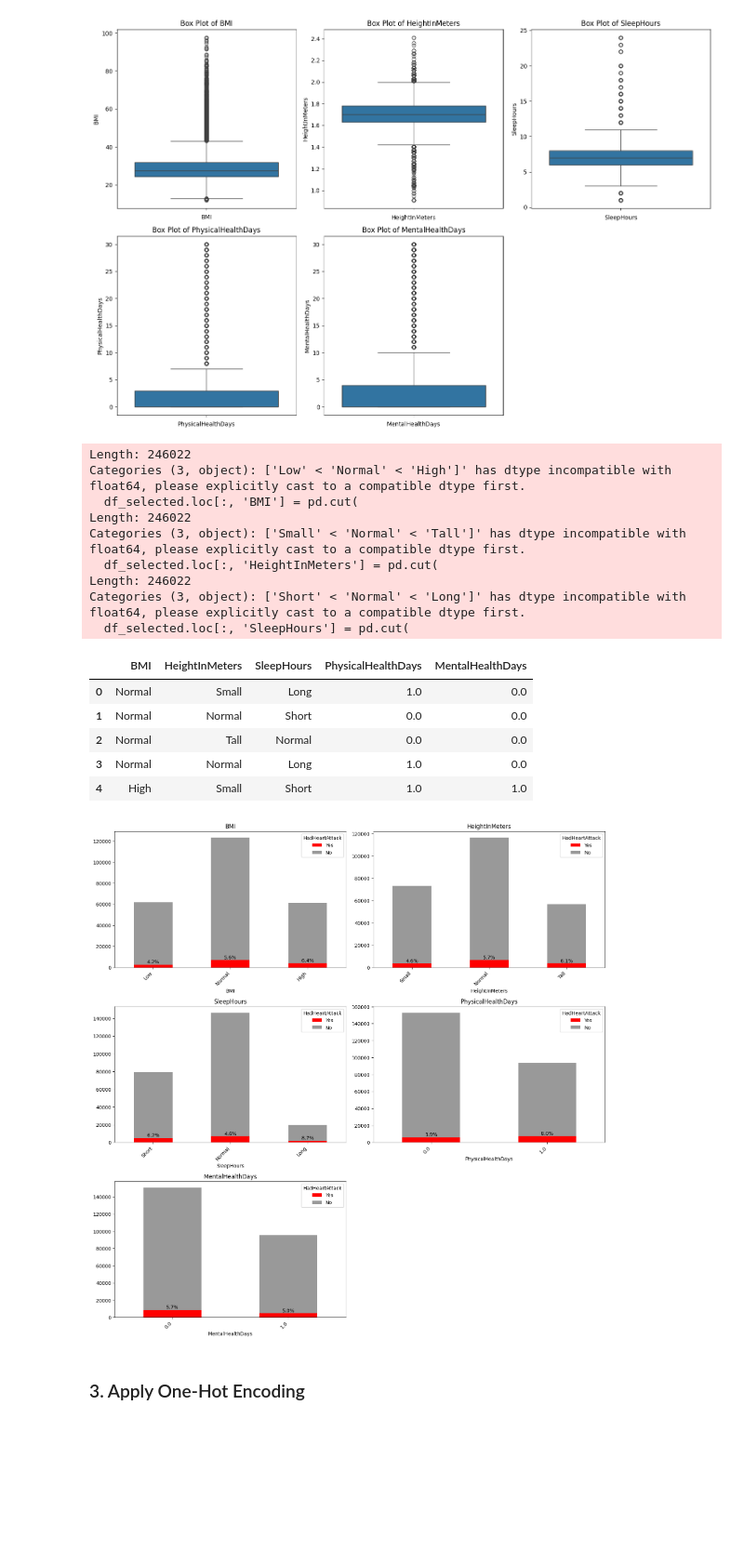
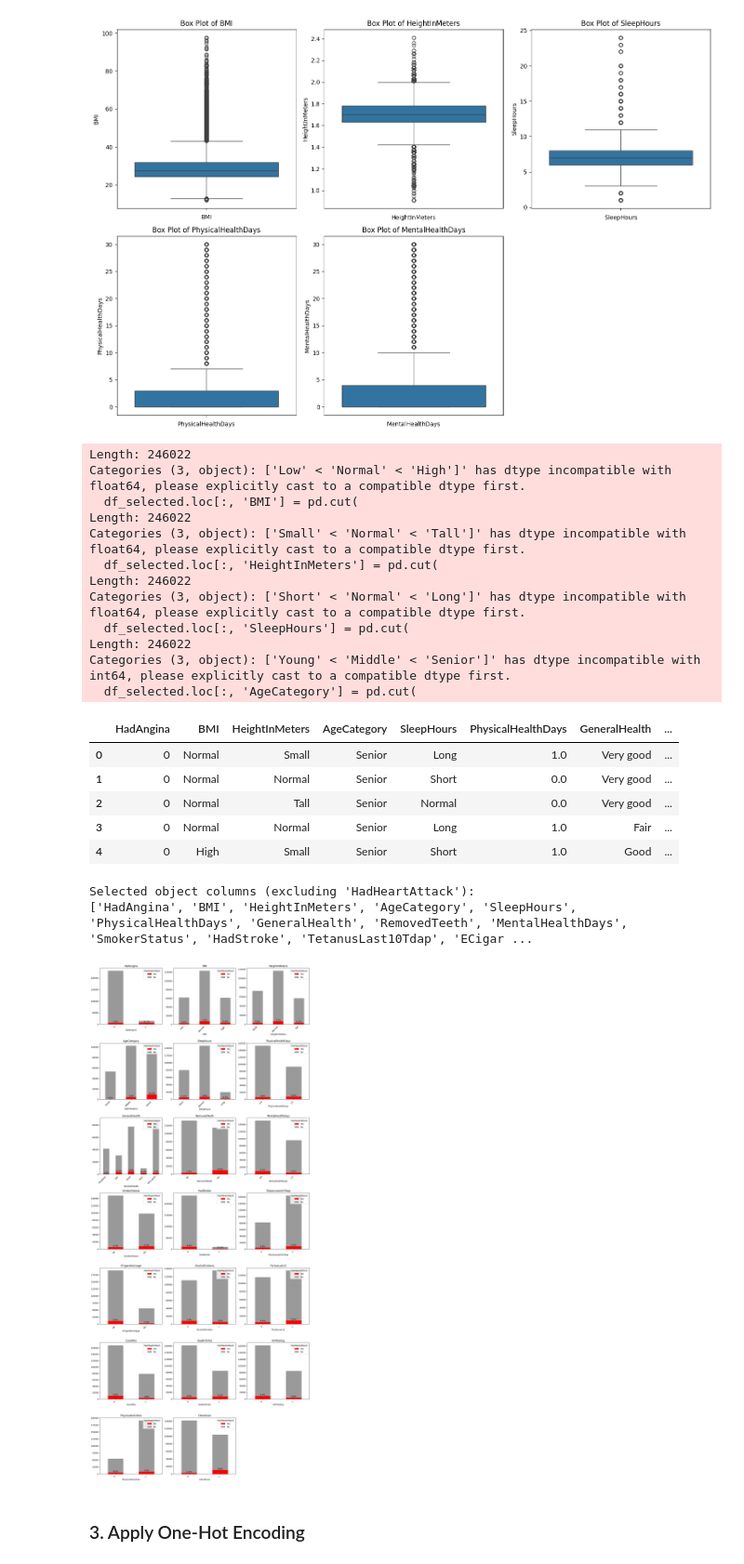
Before and after one commit to RanArino/Course_Projects, a Jupyter notebook: BDA700_HealthAnalytics/Assignment02/Reports.ipynb, the cells around one changed output. Shown at 93% size. Saved outputs shown, nothing was run; the diff lists cells and outputs as text; code cells hidden in the pictures; blank space fills up the shorter version.

```diff
--- a/BDA700_HealthAnalytics/Assignment02/Reports.ipynb
+++ b/BDA700_HealthAnalytics/Assignment02/Reports.ipynb
@@ -444,7 +441,27 @@ df_selected.loc[:, 'PhysicalHealthDays'] = df_selected['PhysicalHealthDays'].app
 # Categorize MentalHealthDays
 df_selected.loc[:, 'MentalHealthDays'] = df_selected['MentalHealthDays'].apply(lambda x: 0 if x == 0 else 1)
 
-df_selected[['BMI', 'HeightInMeters', 'SleepHours', 'PhysicalHealthDays', 'MentalHealthDays']].head()
+# Categorize AgeCategory
+df_selected.loc[:, 'AgeCategory'] = pd.cut(
+    df_selected['AgeCategory'],
+    bins=[0, 4, 9, float('inf')],
+    labels=['Young', 'Middle', 'Senior']
+)
+# Categorize GeneralHealth
+dict1_reverse = {5: 'Excellent', 4: 'Very good', 3: 'Good', 2: 'Fair', 1: 'Poor'}  # Reverse the mapping for GeneralHealth
+df_selected.loc[:, 'GeneralHealth'] = df_selected['GeneralHealth'].map(dict1_reverse).fillna(df_selected['GeneralHealth'])
+
+
+### Ordering Variables to categorical
+# RemovedTeeth
+df_selected.loc[:, 'RemovedTeeth'] = df_selected['RemovedTeeth'].apply(lambda x: 'No' if x == 1 else 'Yes')
+# SmokerStatus
+df_selected.loc[:, 'SmokerStatus'] = df_selected['SmokerStatus'].apply(lambda x: 'No' if x == 1 else 'Yes')
+# ECigaretteUsage
+df_selected.loc[:, 'ECigaretteUsage'] = df_selected['ECigaretteUsage'].apply(lambda x: 'No' if x == 1 else 'Yes')
+#
+
+df_selected.head()
 # %% [output]
 Length: 246022
 Categories (3, object): ['Low' < 'Normal' < 'High']' has dtype incompatible with float64, please explicitly cast to a compatible dtype first.
@@ -455,49 +472,58 @@ Categories (3, object): ['Small' < 'Normal' < 'Tall']' has dtype incompatible wi
 Length: 246022
 Categories (3, object): ['Short' < 'Normal' < 'Long']' has dtype incompatible with float64, please explicitly cast to a compatible dtype first.
   df_selected.loc[:, 'SleepHours'] = pd.cut(
+Length: 246022
+Categories (3, object): ['Young' < 'Middle' < 'Senior']' has dtype incompatible with int64, please explicitly cast to a compatible dtype first.
+  df_selected.loc[:, 'AgeCategory'] = pd.cut(
-|  | BMI | HeightInMeters | SleepHours | PhysicalHealthDays | MentalHealthDays |
-| 0 | Normal | Small | Long | 1.0 | 0.0 |
-| 1 | Normal | Normal | Short | 0.0 | 0.0 |
-| 2 | Normal | Tall | Normal | 0.0 | 0.0 |
-| 3 | Normal | Normal | Long | 1.0 | 0.0 |
-| 4 | High | Small | Short | 1.0 | 1.0 |
+|  | HadAngina | BMI | HeightInMeters | AgeCategory | SleepHours | PhysicalHealthDays | GeneralHealth | ... |
+| 0 | 0 | Normal | Small | Senior | Long | 1.0 | Very good | ... |
+| 1 | 0 | Normal | Normal | Senior | Short | 0.0 | Very good | ... |
+| 2 | 0 | Normal | Tall | Senior | Normal | 0.0 | Very good | ... |
+| 3 | 0 | Normal | Normal | Senior | Long | 1.0 | Fair | ... |
+| 4 | 0 | High | Small | Senior | Short | 1.0 | Good | ... |
 # %%
 # Select object type columns excluding 'HadHeartAttack'
-object_columns = df_selected[['BMI', 'HeightInMeters', 'SleepHours', 'PhysicalHealthDays', 'MentalHealthDays']].columns
+feature_columns = [col for col in df_selected.columns if col != 'HadHeartAttack']
+
+# Display the selected columns
+print("Selected object columns (excluding 'HadHeartAttack'):")
+print(feature_columns)
 
 # Determine the layout of the subplots
-num_cols = 2  # Number of columns in the subplot grid
-num_rows = (len(object_columns) + num_cols - 1) // num_cols  # Calculate required rows
+num_cols = 3  # Number of columns in the subplot grid
+num_rows = (len(feature_columns) + num_cols - 1) // num_cols  # Calculate required rows
 
 plt.figure(figsize=(15, num_rows * 5))  # Increased figure size for better readability
 
-for i, col in enumerate(object_columns, 1):
+for i, col in enumerate(feature_columns, 1):
     plt.subplot(num_rows, num_cols, i)
 
     # Create a cross-tabulation of the current column and HadHeartAttack with counts
     cross_tab = pd.crosstab(df_selected[col], df['HadHeartAttack'])
 
     # Reorder columns to have 'Yes' on top
     cross_tab = cross_tab[['Yes', 'No']] if 'Yes' in cross_tab.columns else cross_tab
 
     # Plot stacked bar chart with custom colors
     cross_tab.plot(kind='bar', stacked=True, ax=plt.gca(), color=['red', '#999'])
 
     # Calculate and display the percentage of "Yes" for HadHeartAttack
     if 'Yes' in cross_tab.columns:
         yes_counts = cross_tab['Yes']
         total_counts = cross_tab.sum(axis=1)
         proportions = yes_counts / total_counts
         for idx, (count, prop) in enumerate(zip(yes_counts, proportions)):
             plt.text(idx, count, f'{prop:.1%}', ha='center', va='bottom')
 
     plt.title(col)
     plt.legend(title='HadHeartAttack', loc='upper right')
     plt.tight_layout()
     plt.xticks(rotation=45, ha='right')  # Rotate x-axis labels for better readability
 
 plt.show()
 # %% [output]
+Selected object columns (excluding 'HadHeartAttack'):
+['HadAngina', 'BMI', 'HeightInMeters', 'AgeCategory', 'SleepHours', 'PhysicalHealthDays', 'GeneralHealth', 'RemovedTeeth', 'MentalHealthDays', 'SmokerStatus', 'HadStroke', 'TetanusLast10Tdap', 'ECigar ...
-[figure, old version]
+[figure, new version]
 # %% [markdown]
 ### 3. Apply One-Hot Encoding
```
Also changed, not shown: parts of 15 cells of this notebook.
